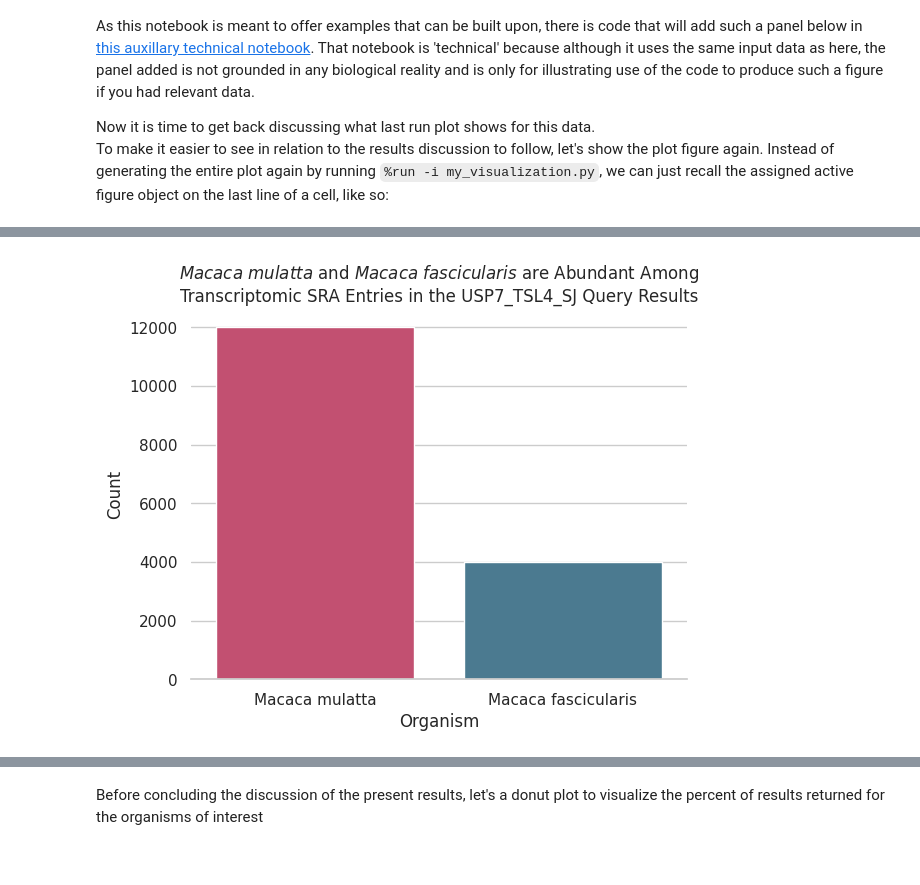
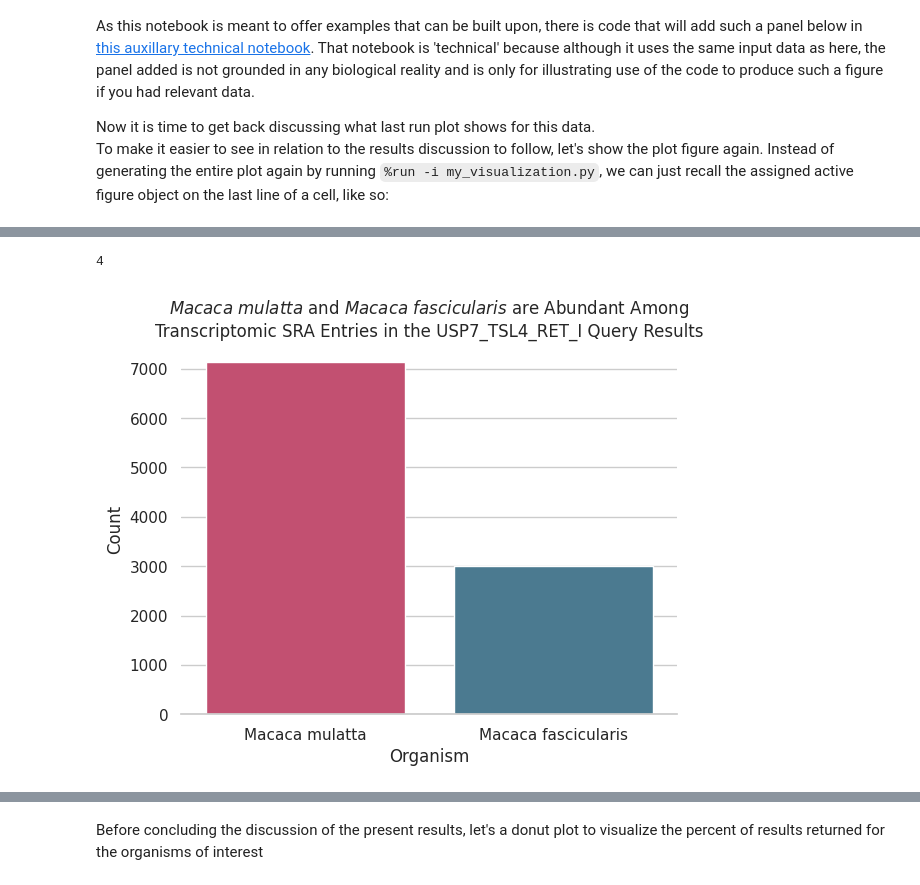
Before and after one commit to fomightez/logan_results_analysis-binder, a Jupyter notebook: notebooks/Working_with_Logan_Search_results_with_Python_in_Jupyter.ipynb, the cells around one changed output, grey strips where cells are left out. Saved outputs shown, nothing was run; the diff lists cells and outputs as text; code cells hidden in the pictures.

```diff
--- a/notebooks/Working_with_Logan_Search_results_with_Python_in_Jupyter.ipynb
+++ b/notebooks/Working_with_Logan_Search_results_with_Python_in_Jupyter.ipynb
@@ -190,30 +183,34 @@ Running this next cell illustrates that I see a lot of that query sequence in  *
+# %%
+(len(tags_and_dataframes_dict))
+# %% [output]
+4
 # %%
 # Look at *Macaca mulatta* and *Macaca fascicularis* in data for `USP7_TSL4_SJ`
 import seaborn as sns
-SJ_df = tags_and_dataframes_dict[1][1]
+RET_df = tags_and_dataframes_dict[3][1]
 
 import seaborn as sns
 import matplotlib.pyplot as plt
 
 # Filter the DataFrame
-filtered_df = SJ_df[SJ_df['organism'].isin(['Macaca mulatta', 'Macaca fascicularis'])]
+filtered_df = RET_df[RET_df['organism'].isin(['Macaca mulatta', 'Macaca fascicularis'])]
 
 # Count occurrences of each organism
 organism_counts = filtered_df['organism'].value_counts()
 
 # Create the bar plot using seaborn
 #sns.barplot(x=organism_counts.index, y=organism_counts, hue=organism_counts.index, palette = sns.color_palette("Set2",2))
 #sns.barplot(x=organism_counts.index, y=organism_counts, hue=organism_counts.index, palette = sns.diverging_palette(220, 20, n=2))
 sns.set_theme(style="whitegrid")
 g = sns.barplot(x=organism_counts.index, y=organism_counts, hue=organism_counts.index, palette = sns.diverging_palette(0, 230, n=2))
 # Despine the plot (remove top and right spines and y-axis line)
 g.spines['top'].set_visible(False)
 g.spines['right'].set_visible(False)
 g.spines['left'].set_visible(False)
 plt.xlabel('Organism')
 plt.ylabel('Count')
-plt.title('$\mathit{Macaca\ mulatta}$ and $\mathit{Macaca\ fascicularis}$ are Abundant Among\nTranscriptomic SRA Entries in the USP7_TSL4_SJ Query Results')
+plt.title('$\mathit{Macaca\ mulatta}$ and $\mathit{Macaca\ fascicularis}$ are Abundant Among\nTranscriptomic SRA Entries in the USP7_TSL4_RET_I Query Results')
 plt.show()
 # %% [output]
-[figure, old version]
+[figure, new version]
 # %% [markdown]
```
Also changed, not shown: parts of 9 cells of this notebook, 4 other files.
